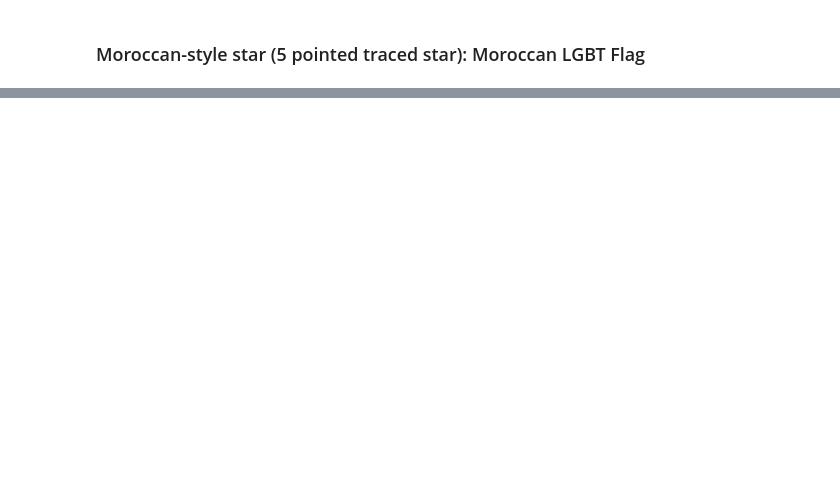
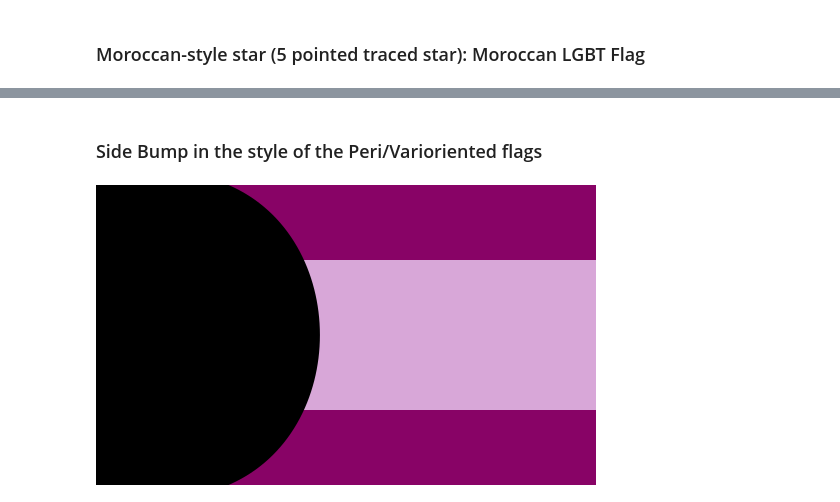
Before and after one commit to intervexual/drawpride, a Jupyter notebook: examples.ipynb, the cells around one changed output, grey strips where cells are left out. Cells and saved outputs as stored; diff of their text form; code cells hidden in the pictures; blank space fills up the shorter version.

Commit message:
Adding support for varioriented and perioriented. Also improved how horizontal/vertical stripes are done if there are contiguous colours - no more separate rectangles for each unit

```diff
--- a/examples.ipynb
+++ b/examples.ipynb
@@ -440,0 +441,10 @@ filelocations = save_flag(d, 'rainbow_morocco', outdir, show_image=True)
+# %% [markdown]
+### Side Bump in the style of the Peri/Varioriented flags
+# %%
+# Varioriented flag
+d = draw.Drawing(500, 300)
+draw_horiz_bars(d, ['#880366', '#d8a7d8', '#d8a7d8', '#880366'])
+draw_side_bump(d, 'black')
+filelocations = save_flag(d, 'varioriented', outdir, show_image=True)
+# %% [output]
+[figure, added]
```
Also changed, not shown: parts of 4 cells of this notebook, 22 other files.
